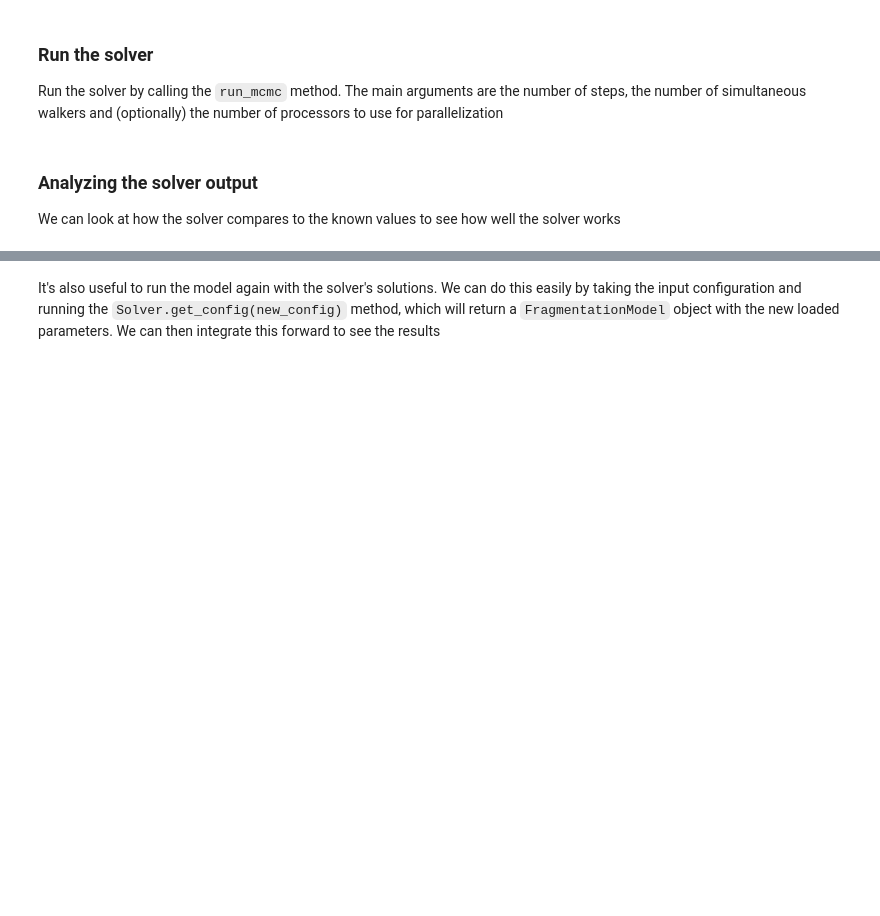
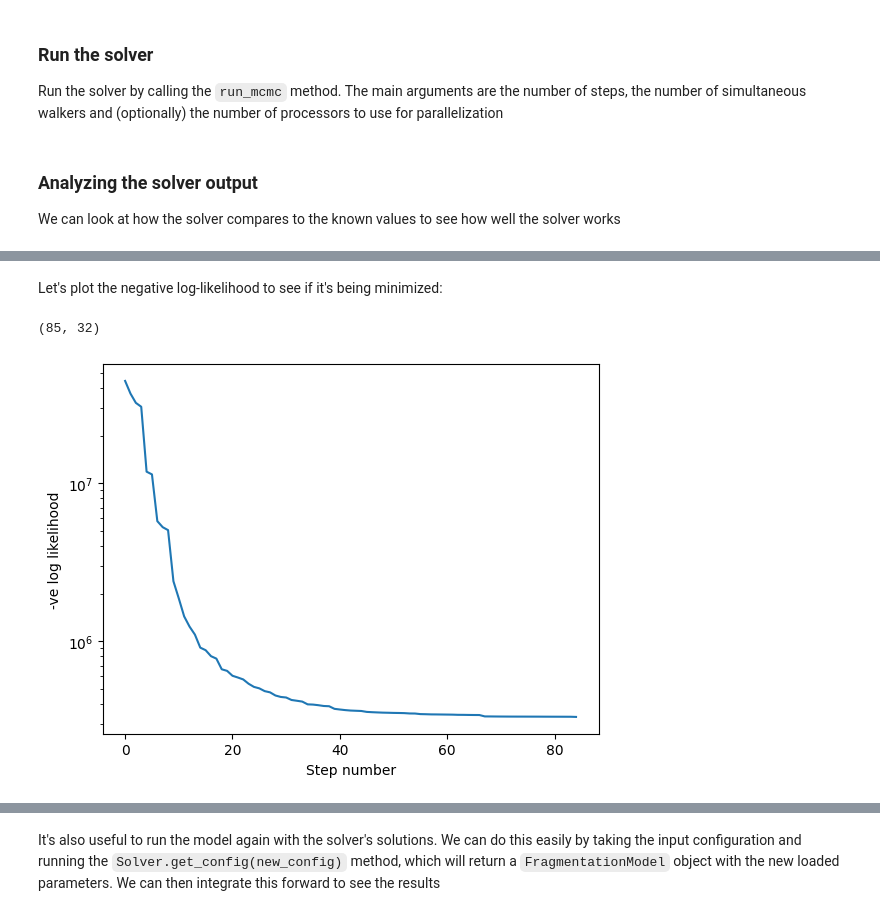
Before and after one commit to ramanakumars/fragmentationmodel, a Jupyter notebook: examples/Chelyabinsk MCMC.ipynb, the cells around one changed output, grey strips where cells are left out. Saved outputs shown, nothing was run; the diff lists cells and outputs as text; code cells hidden in the pictures; blank space fills up the shorter version.

```diff
--- a/examples/Chelyabinsk MCMC.ipynb
+++ b/examples/Chelyabinsk MCMC.ipynb
@@ -103,3 +106,18 @@ axes[-1].set_xlabel("step number");
+# %% [markdown]
+Let's plot the negative log-likelihood to see if it's being minimized:
+# %%
+log_prob = solver.sampler.get_log_prob(discard=15)
+log_prob[log_prob < -1e10] = 0.
+print(log_prob.shape)
+fig, ax = plt.subplots(1, 1, dpi=100)
+ax.plot(-log_prob.mean(-1))
+ax.set_yscale('log')
+ax.set_xlabel(r'Step number')
+ax.set_ylabel(r'-ve log likelihood')
+plt.show()
+# %% [output]
+(85, 32)
+[figure, added]
 # %%
 import corner
 flat_samples = solver.sampler.get_chain(discard=50, thin=15, flat=True)
```
Also changed, not shown: parts of 14 cells of this notebook.
